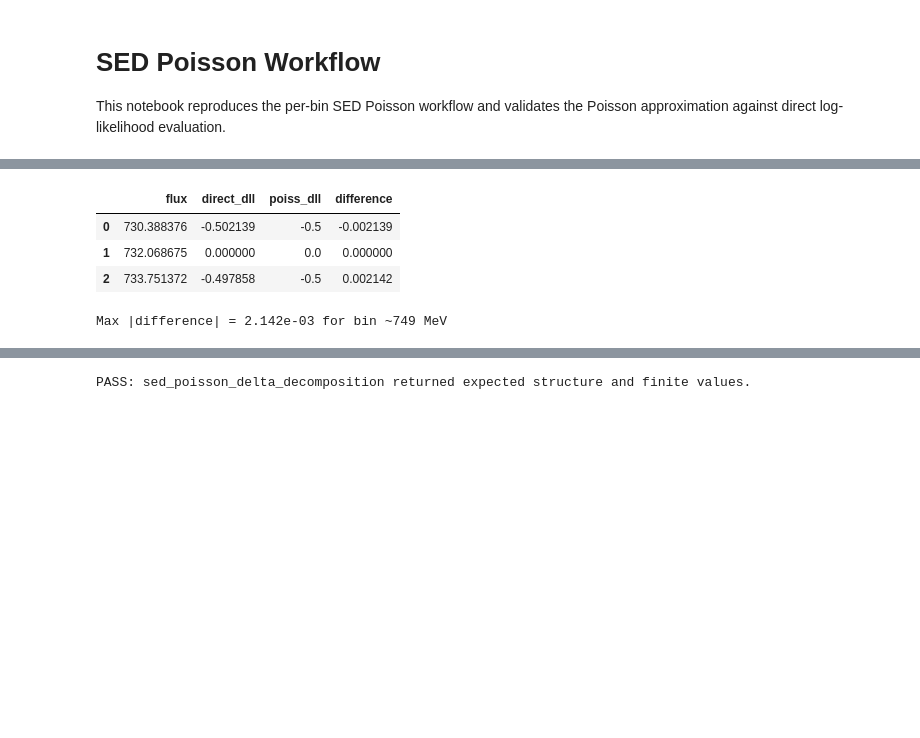
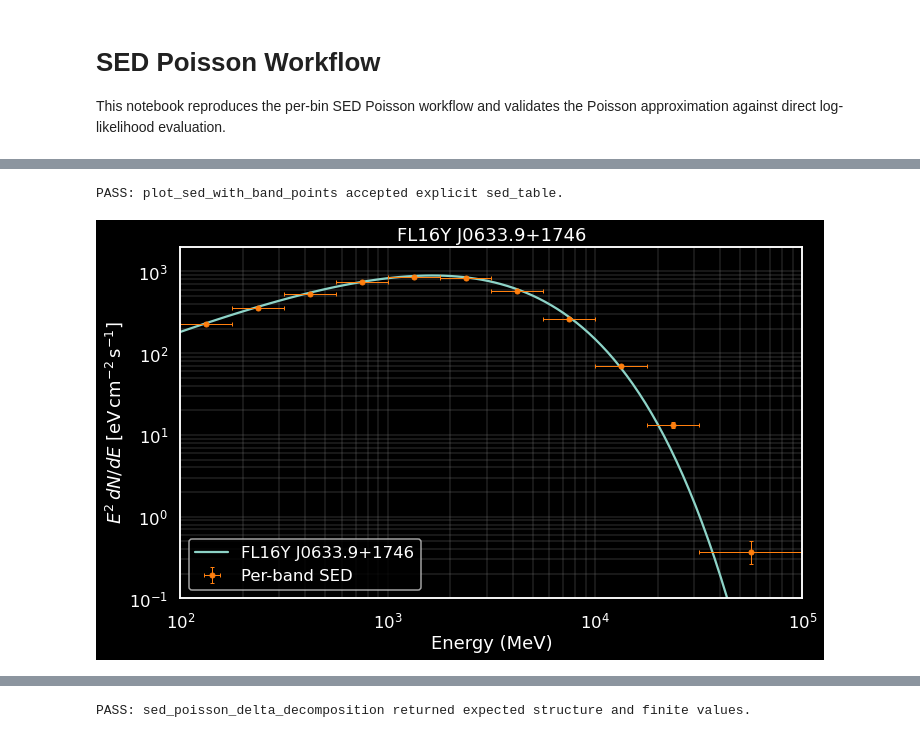
Before and after one commit to tburnett/kerr-diffuse, a Jupyter notebook: docs/SED_POISSON_WORKFLOW.ipynb, the cells around one changed output, grey strips where cells are left out. Cells and saved outputs as stored; diff of their text form; code cells hidden in the pictures; blank space fills up the shorter version.

```diff
--- a/docs/SED_POISSON_WORKFLOW.ipynb
+++ b/docs/SED_POISSON_WORKFLOW.ipynb
@@ -103,53 +68,14 @@ else:
-# %%
-valid = sedp[sedp.poiss.notna()]
-if len(valid) == 0:
-    print('No valid Poisson entries found in SED table.')
-else:
-    row = valid.sort_values('ts', ascending=False).iloc[0]
-    p = row.poiss
-    elow, ehigh = float(row.elow), float(row.ehigh)
-
-    chosen = [
-        b for b in ff.pixel_table.values()
-        if float(b.e0) >= elow and float(b.e1) <= ehigh
-    ]
-
-    f_peak = max(float(row.flux), 1e-20)
-    f_lo = float(row.lflux) if np.isfinite(row.lflux) and row.lflux > 0 else f_peak * 0.85
-    f_hi = float(row.uflux) if np.isfinite(row.uflux) and row.uflux > 0 else f_peak * 1.15
-    flux_pts = np.array(sorted({max(f_lo, 1e-20), f_peak, max(f_hi, 1e-20)}), dtype=float)
-
-    saved_keys = ff.pixel_table._selected
-    efv = ff.energy_flux_view(selected_name, bound=-20)
-    try:
-        ff.pixel_table.select(keys=[b.key for b in chosen])
-        efv.set_energy(np.sqrt(elow * ehigh))
-
-        ll_direct = np.array([float(efv(f)) for f in flux_pts], dtype=float)
-        ll_poiss = np.array([float(p(f)) for f in flux_pts], dtype=float)
-
-        d_direct = ll_direct - ll_direct.max()
-        d_poiss = ll_poiss - ll_poiss.max()
-        d_diff = d_direct - d_poiss
-
-        cmp = pd.DataFrame({
-            'flux': flux_pts,
-            'direct_dll': d_direct,
-            'poiss_dll': d_poiss,
-            'difference': d_diff,
-        })
-        display(cmp)
-        print(f"Max |difference| = {np.max(np.abs(d_diff)):.3e} for bin ~{int(row.name)} MeV")
-    finally:
-        ff.pixel_table.select(keys=saved_keys)
-        if hasattr(efv, 'restore'):
-            efv.restore()
-# %% [output]
-|  | flux | direct_dll | poiss_dll | difference |
-| 0 | 730.388376 | -0.502139 | -0.5 | -0.002139 |
-| 1 | 732.068675 | 0.000000 | 0.0 | 0.000000 |
-| 2 | 733.751372 | -0.497858 | -0.5 | 0.002142 |
-Max |difference| = 2.142e-03 for bin ~749 MeV
+# %%
+# Verify: plot_sed_with_band_points accepts a precomputed sed_table
+src = ff.source_model.find_source(selected_name)
+ax2 = ff.plot_sed_with_band_points(src, sed_table=sedp, update=False, tol=0.2)
+assert ax2 is not None, 'Expected a matplotlib Axes return value when sed_table is provided.'
+print('PASS: plot_sed_with_band_points accepted explicit sed_table.')
+ax2.set(ylim=(0.1,2e3))
+plt.show()
+# %% [output]
+PASS: plot_sed_with_band_points accepted explicit sed_table.
+[figure, added]
 # %%
 # Test: FermiFit.plot_sed_with_band_points
 src = ff.source_model.find_source(selected_name)
```
Also changed, not shown: parts of 5 cells of this notebook, 25 other files.
